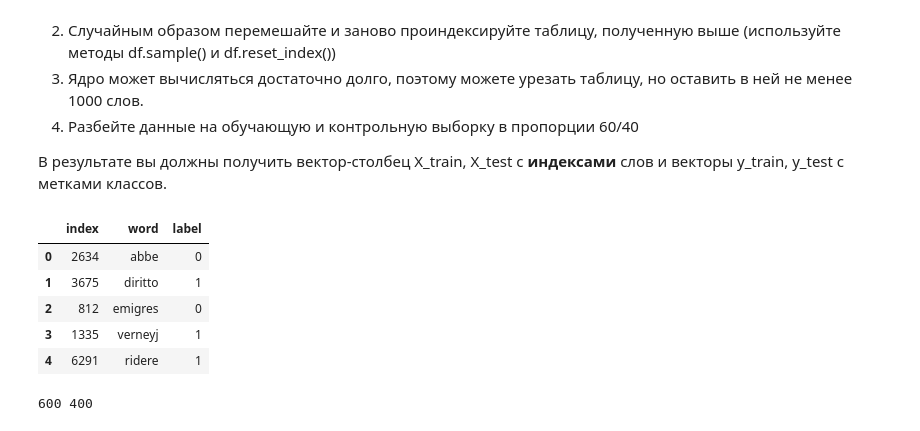
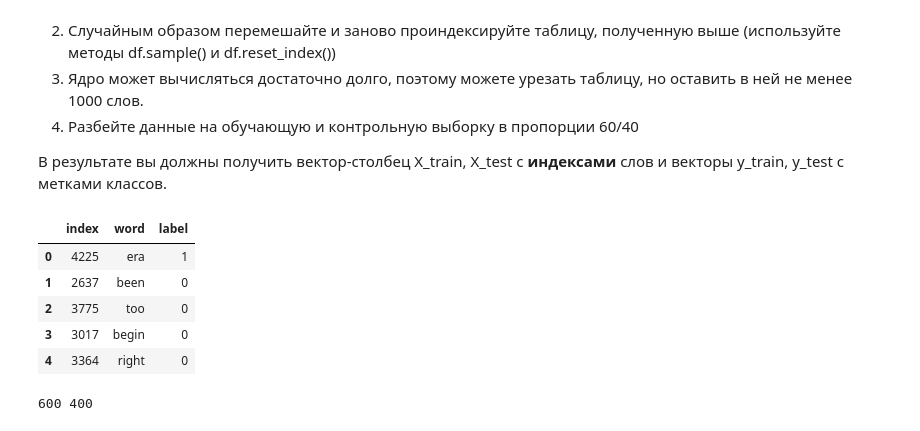
Before and after one commit to is-kozlov/sphere_hw, a Jupyter notebook: dm1/Kozlov_hw5_svm.ipynb, the cells around one changed output. Saved outputs shown, nothing was run; the diff lists cells and outputs as text; code cells hidden in the pictures.

```diff
--- a/dm1/Kozlov_hw5_svm.ipynb
+++ b/dm1/Kozlov_hw5_svm.ipynb
@@ -351,14 +351,14 @@ RND_SEED = 1
 # %%
 df_new = df.sample(frac=1)
 df_new = df_new.reset_index()
-df_new = df_new[:1000]
+df_small = df_new[:1000]
 # %%
-df1.head()
+df_new.head()
 # %% [output]
 |  | index | word | label |
-| 0 | 2634 | abbe | 0 |
-| 1 | 3675 | diritto | 1 |
-| 2 | 812 | emigres | 0 |
-| 3 | 1335 | verneyj | 1 |
-| 4 | 6291 | ridere | 1 |
+| 0 | 4225 | era | 1 |
+| 1 | 2637 | been | 0 |
+| 2 | 3775 | too | 0 |
+| 3 | 3017 | begin | 0 |
+| 4 | 3364 | right | 0 |
 # %%
```
Also changed, not shown: parts of 15 cells of this notebook.
